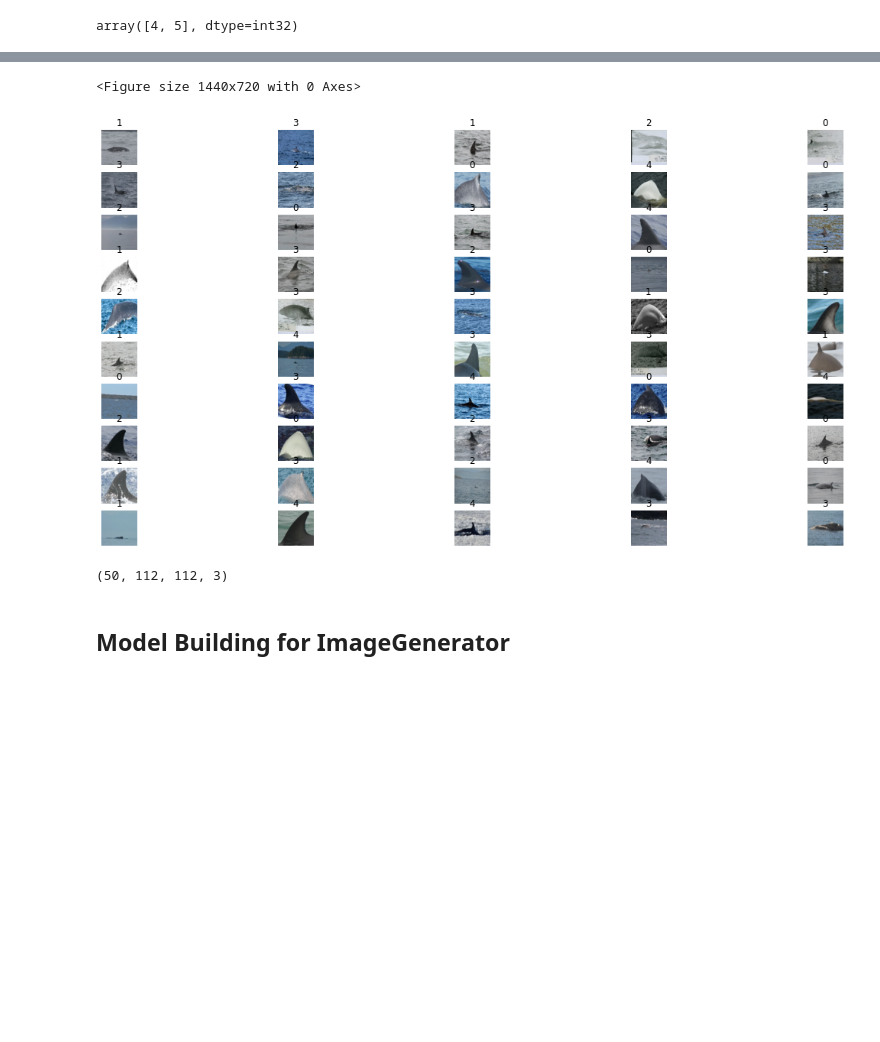
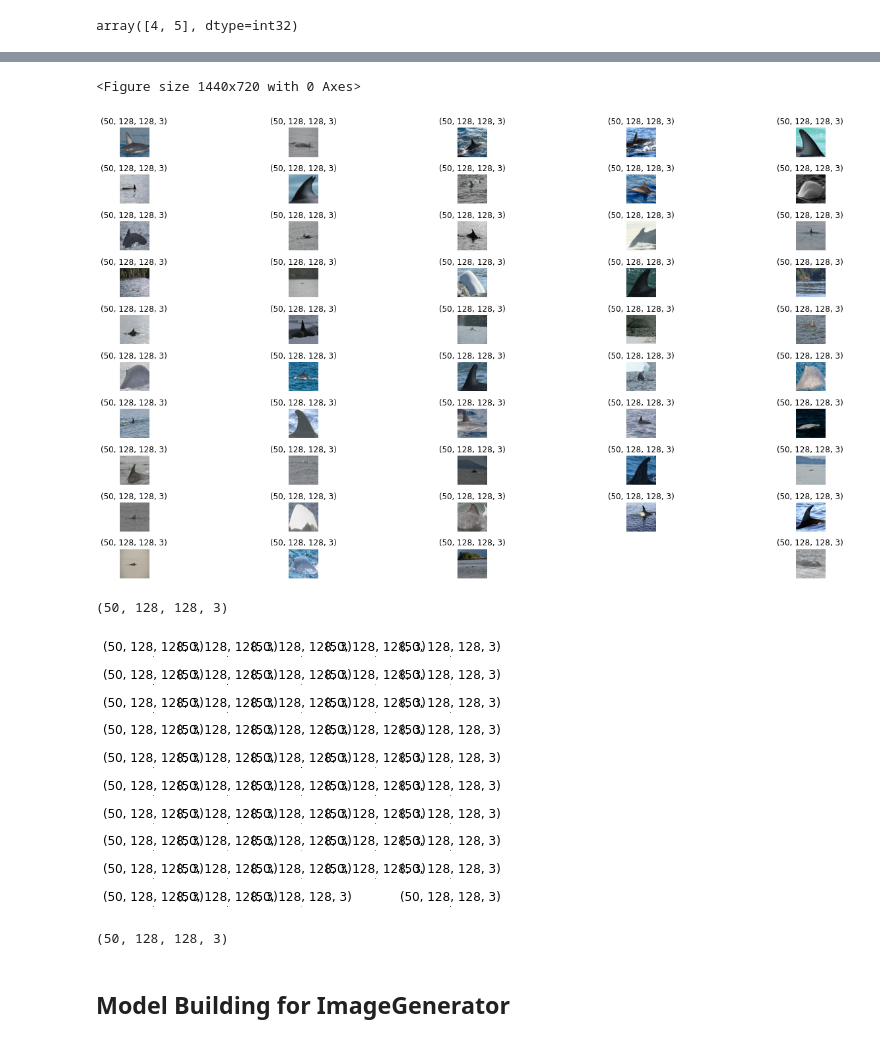
Before and after one commit to piyumaha12/Happy_Whale_Kaggle, a Jupyter notebook: happy-whale-on-reduced-size-image.ipynb, the cells around one changed output, grey strips where cells are left out. Cells and saved outputs as stored; diff of their text form; code cells hidden in the pictures; blank space fills up the shorter version.

Commit message:
Kaggle Notebook | Happy Whale on reduced size image | Version 6

```diff
--- a/happy-whale-on-reduced-size-image.ipynb
+++ b/happy-whale-on-reduced-size-image.ipynb
@@ -22,7 +22,7 @@ from sklearn.model_selection import train_test_split
 INPUT_PATH = '/kaggle/input'
 TRAINING_PATH = '../input/jpeg-happywhale-128x128/train_images-128-128/train_images-128-128/'
 IMAGE_SIZE = 128
-IMAGE_SIZE_CUSTOM = 112
+IMAGE_SIZE_CUSTOM = 100
 SHUFFLE = 2589
 BATCH = 50
 AUTO = tf.data.AUTOTUNE
@@ -129,4 +125,5 @@ Found 200 validated image filenames belonging to 5 classes.
 # %%
 x_train, x_val,y_train, y_val = train_test_split(df.image_path,
                                                   df.labels, test_size = 0.2)
+x_train, x_resize, y_train, y_resize = train_test_split(x_train, y_train, test_size = 0.5)
 # %%
@@ -172,7 +210,11 @@ def get_dataset(filenames, labels):
 # %%
-train_ds = get_dataset(x_train, y_train)
-val_ds = get_dataset(x_val, y_val)
+train_ds = train_dataset(x_train, y_train, x_resize, y_resize)
+
+val_ds = get_dataset_validation(x_val, y_val)
 # %%
 tf.constant([4,5]).numpy()
 # %% [output]
 array([4, 5], dtype=int32)
+# %%
+for image, _ in train_ds:
+    print(image.shape)
@@ -179,23 +238,25 @@ array([4, 5], dtype=int32)
 # %%
 row, col = 11, 5
 
 row = min(row, BATCH//col)
 plt.figure(figsize = (20,10))
 plt.subplots(row, col, figsize = (20,10))
-for image, label in train_ds:
+for image, label in train_ds.take(2):
     for j in range(row*col):
         plt.subplot(row, col, j+1)
         plt.axis('off')
         plt.imshow(image[j])
         plt.title(label[j].numpy())
-#         plt.tight_layout()
+        plt.title(image.shape)
+        plt.tight_layout()
     plt.show()
     print(image.shape)
-    break
 # %% [output]
 <Figure size 1440x720 with 0 Axes>
-[figure, old version]
+[figure, new version]
-(50, 112, 112, 3)
+(50, 128, 128, 3)
+[figure, added]
+(50, 128, 128, 3)
 # %% [markdown]
 ## Model Building for ImageGenerator
 # %%
```
Also changed, not shown: parts of 19 cells of this notebook.
